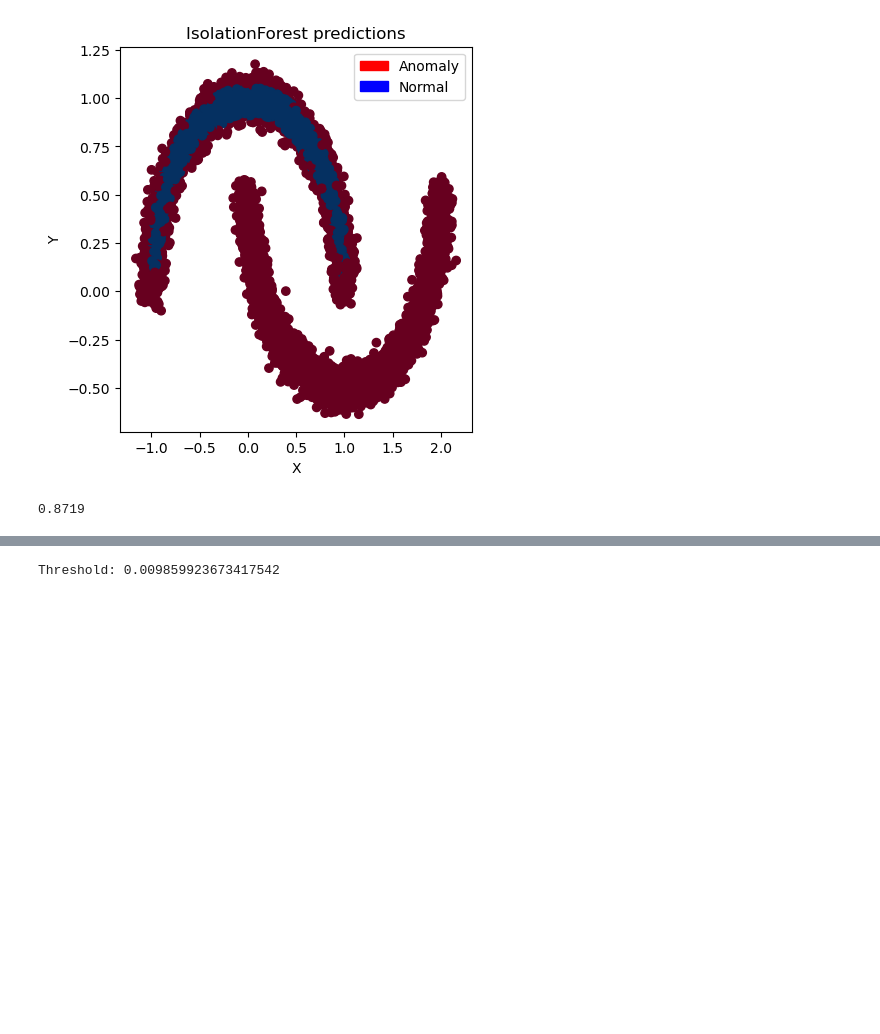
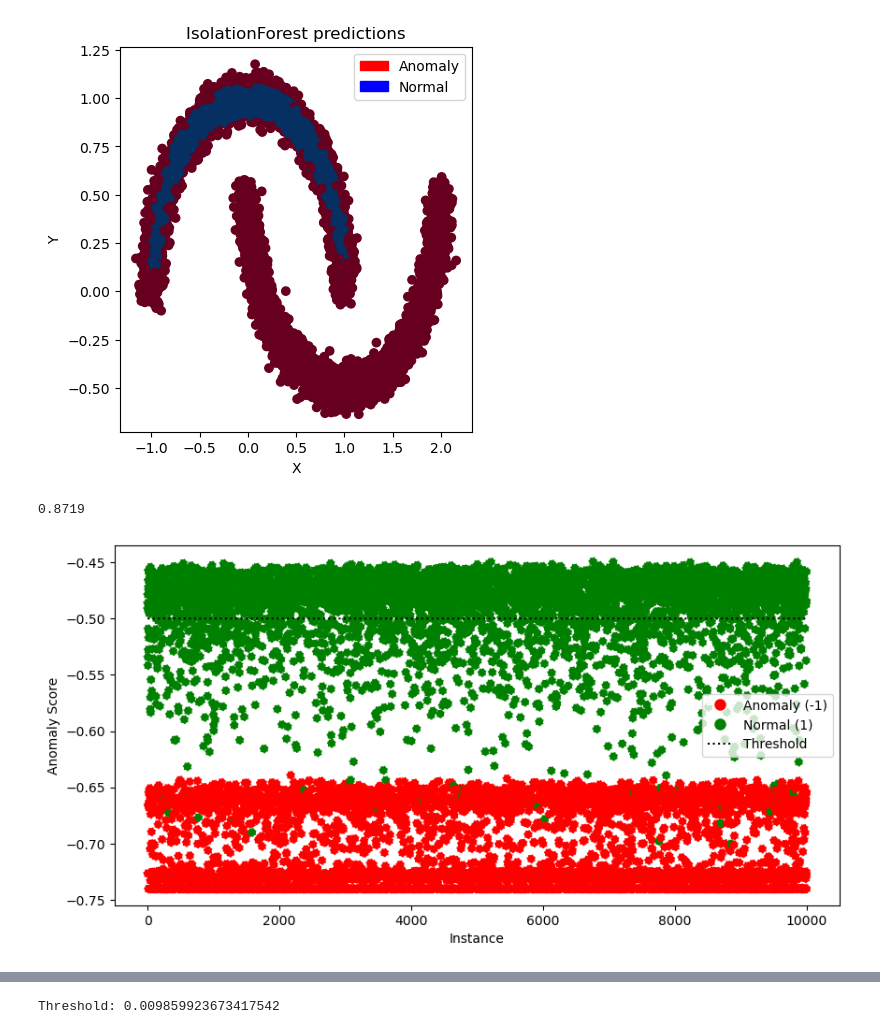
Before and after one commit to superhero2000/IAV-Aufgabe, a Jupyter notebook: test_task-1/task.ipynb, the cells around one changed output, grey strips where cells are left out. Cells and saved outputs as stored; diff of their text form; code cells hidden in the pictures; blank space fills up the shorter version.

```diff
--- a/test_task-1/task.ipynb
+++ b/test_task-1/task.ipynb
@@ -106,4 +106,33 @@ plt.show()
 accuracy_score(test_ground_truth, classifier.predict(X_test))
 # %% [output]
 0.8719
+# %%
+# Visualization of the results
+plt.figure(figsize=(10, 5))
+
+
+# Plot anomalies
+classifier_predictions = classifier.score_samples(X_test)
+
+
+# Create a colormap based on test_ground_truth
+colors = ['red' if label == -1 else 'green' for label in test_ground_truth]
+
+# Plot the points with colors based on test_ground_truth
+plt.scatter(np.arange(len(classifier_predictions)), classifier_predictions, c=colors, linestyle="dotted")
+
+# Add a legend for the colors
+red_dot = plt.Line2D([0], [0], marker='o', color='w', markerfacecolor='red', markersize=10, label='Anomaly (-1)')
+green_dot = plt.Line2D([0], [0], marker='o', color='w', markerfacecolor='green', markersize=10, label='Normal (1)')
+black_line = plt.Line2D([0], [1], color='black', linestyle='dotted', label='Threshold')
+
+
+plt.legend(handles=[red_dot, green_dot, black_line])
+plt.plot(np.arange(len(classifier_predictions)), np.ones(len(classifier_predictions))*classifier.offset_, linestyle="dotted", color="black")
+
+plt.xlabel("Instance")
+plt.ylabel("Anomaly Score")
+plt.show()
+# %% [output]
+[figure, added]
 # %% [markdown]
```
Also changed, not shown: parts of 12 cells of this notebook.
